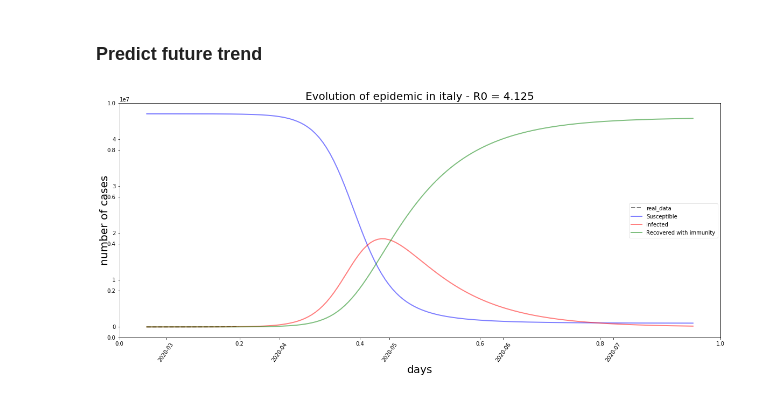
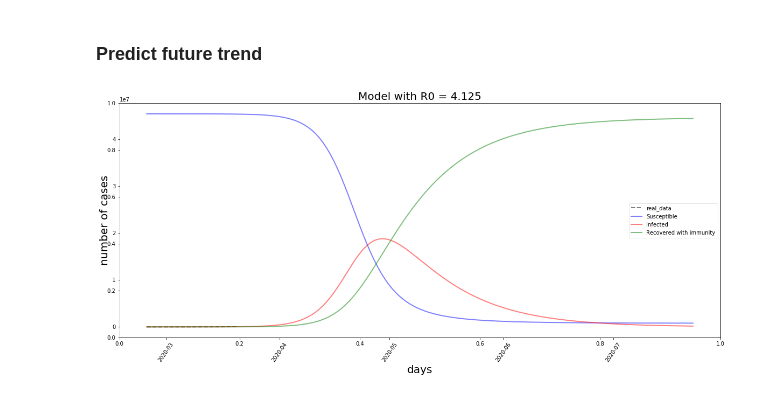
Before and after one commit to giovanniguidi/COVID-19-italy, a Jupyter notebook: EDA.ipynb, the cells around one changed output. Saved outputs shown, nothing was run; the diff lists cells and outputs as text; code cells hidden in the pictures.

```diff
--- a/EDA.ipynb
+++ b/EDA.ipynb
@@ -167,32 +167,34 @@ for day in range(len(t)):
 # %%
 # Plot the data on three separate curves for S(t), I(t) and R(t)
 fig = plt.figure(facecolor='w', figsize=(20,8))
 
-plt.title('Evolution of epidemic in italy - R0 = ' + str(round(beta_high/gamma_high, 3)), fontsize=20)
+plt.title('Model with R0 = ' + str(round(beta_high/gamma_high, 3)), fontsize=20)
 
 ax = fig.add_subplot(111, axisbelow=True)
 
 ax.plot(days, num_casi, 'black', alpha=0.5, lw=2, label='real_data', linestyle='dashed')
 ax.plot(days_future, S, 'b', alpha=0.5, lw=2, label='Susceptible')
 ax.plot(days_future, I, 'r', alpha=0.5, lw=2, label='Infected')
 ax.plot(days_future, R, 'g', alpha=0.5, lw=2, label='Recovered with immunity')
 
 ax.set_xlabel('days', fontsize=20)
 ax.set_ylabel('number of cases', fontsize=20)
 
 #ax.yaxis.set_tick_params(length=0)
 #ax.xaxis.set_tick_params(length=0)
 
 ax.xaxis.set_tick_params(rotation=55)
 
 #ax.grid(b=True, which='major', c='w', lw=2, ls='-')
 
 legend = ax.legend()
 legend.get_frame().set_alpha(0.5)
 
 #for spine in ('top', 'right', 'bottom', 'left'):
 #    ax.spines[spine].set_visible(False)
 
+plt.savefig("images/modelling.png")
+
 plt.show()
 # %% [output]
-[figure, old version]
+[figure, new version]
```
Also changed, not shown: 2 other files.
